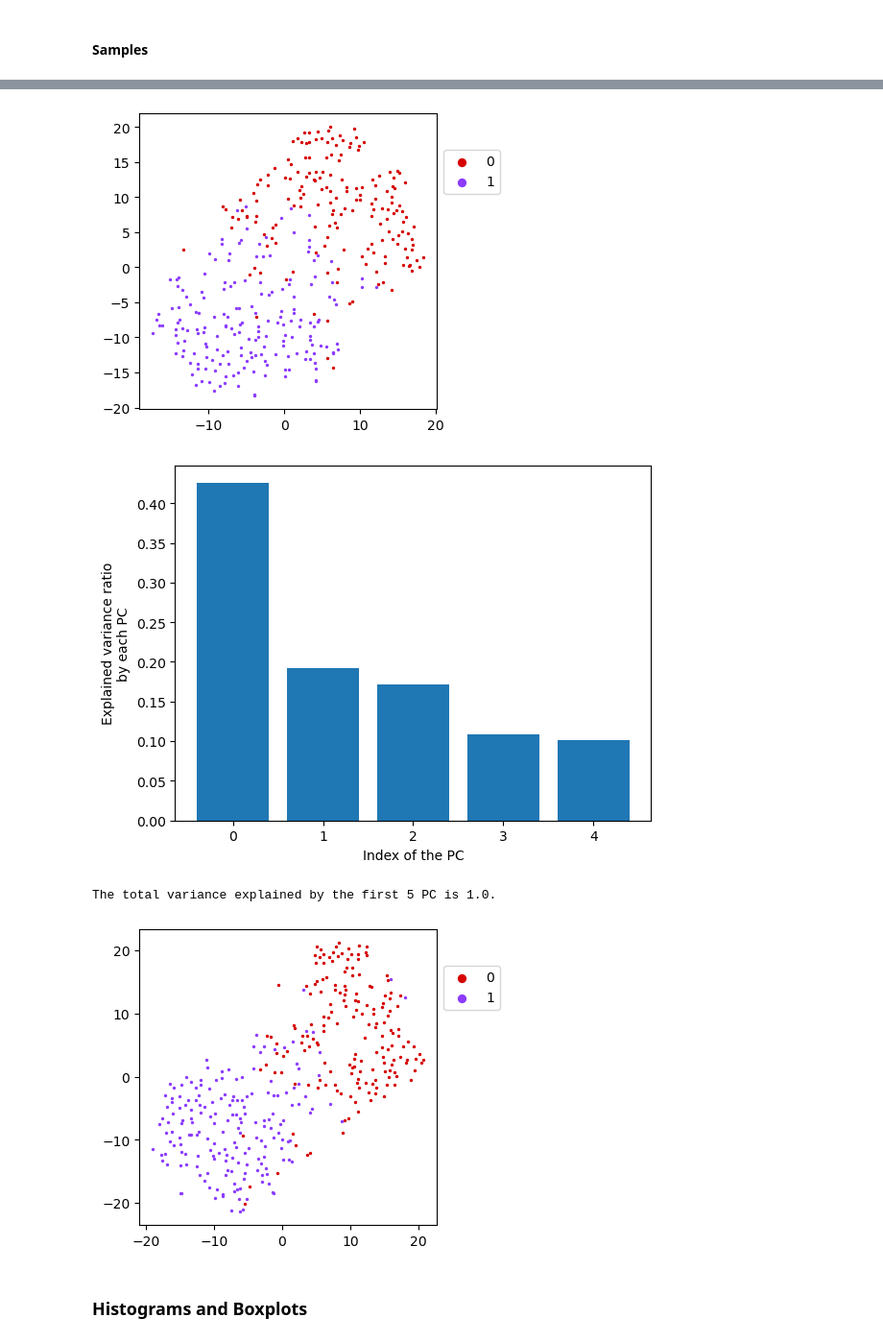
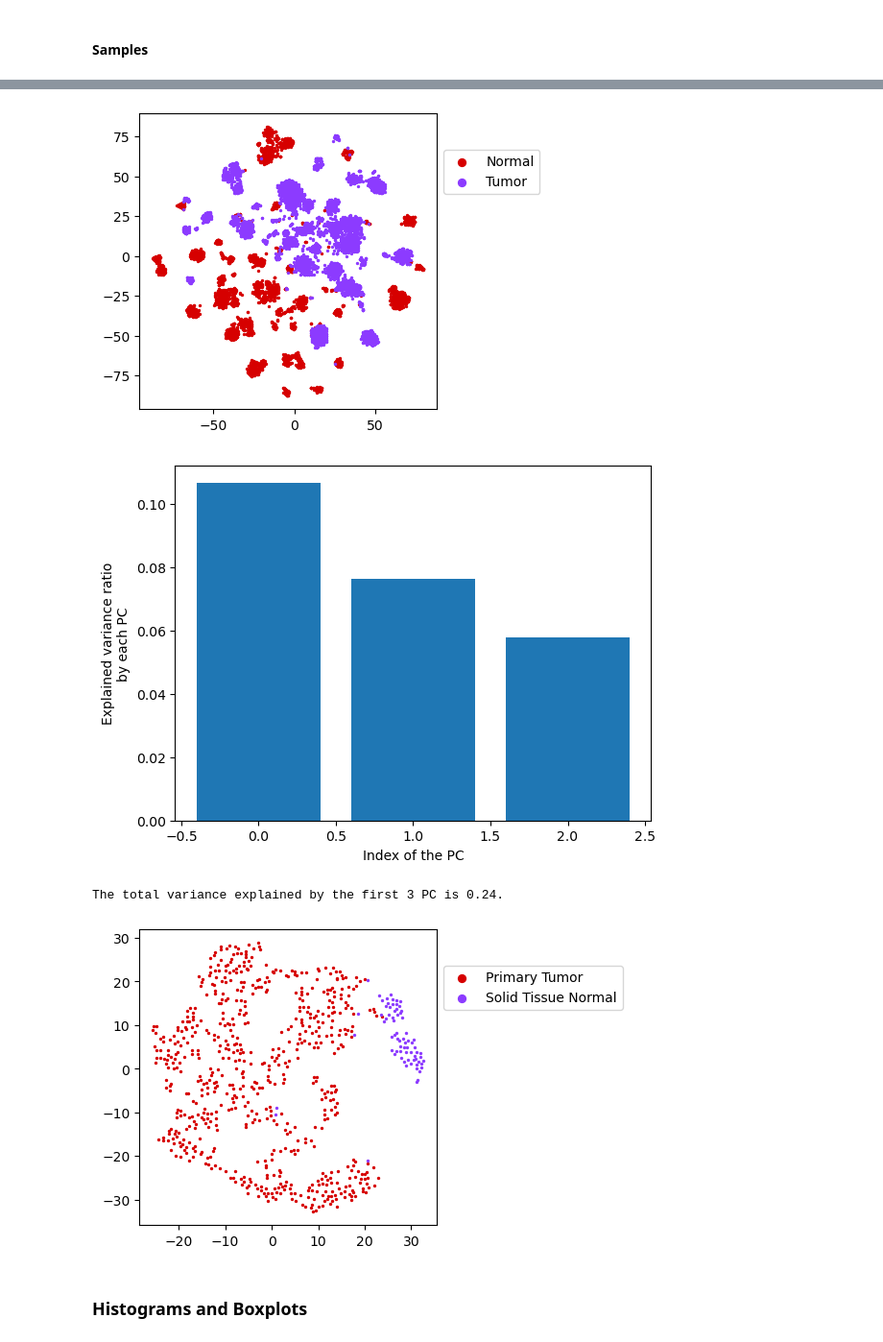
Before and after one commit to mbonto/XAI_in_genomics, a Jupyter notebook: Visualisation/visualise_dataset.ipynb, the cells around one changed output, grey strips where cells are left out. Shown at 96% size. Saved outputs shown, nothing was run; the diff lists cells and outputs as text; code cells hidden in the pictures.

```diff
--- a/Visualisation/visualise_dataset.ipynb
+++ b/Visualisation/visualise_dataset.ipynb
@@ -16,7 +16,7 @@ from plots_and_stats import *
 from clustering import *
 # %%
 # Arguments
-name = "demo"
+name = "ttg-all"
 normalize = True
 # %%
 # Path
@@ -149,18 +146,18 @@ save_name = os.path.join(save_path, "figures", "tSNE_samples")
 Xr = do_TSNE(X, perplexity=30)
 do_scatterplot_2D(Xr, y.reshape(-1, 1), class_name, xlabel=None, ylabel=None, dim1=0, dim2=1, legend=True, size=2, save_name=save_name)
 # %% [output]
-[figure, old version]
+[figure, new version]
 # %%
 # PCA + T-SNE
-n_dim = 5
+n_dim = 3
 Xt, alg = do_PCA(X, n_dim)
 save_name = os.path.join(save_path, "figures", f"tSNE_PCA_{n_dim}_samples")
 Xr = do_TSNE(Xt, perplexity=30)
 do_scatterplot_2D(Xr, y.reshape(-1, 1), class_name, xlabel=None, ylabel=None, dim1=0, dim2=1, legend=True, size=2, save_name=save_name)
 # %% [output]
-[figure, old version]
+[figure, new version]
-The total variance explained by the first 5 PC is 1.0.
+The total variance explained by the first 3 PC is 0.24.
-[figure, old version]
+[figure, new version]
 # %% [markdown]
 ### Histograms and Boxplots
 # %%
```
Also changed, not shown: parts of 19 cells of this notebook, 13 other files.
